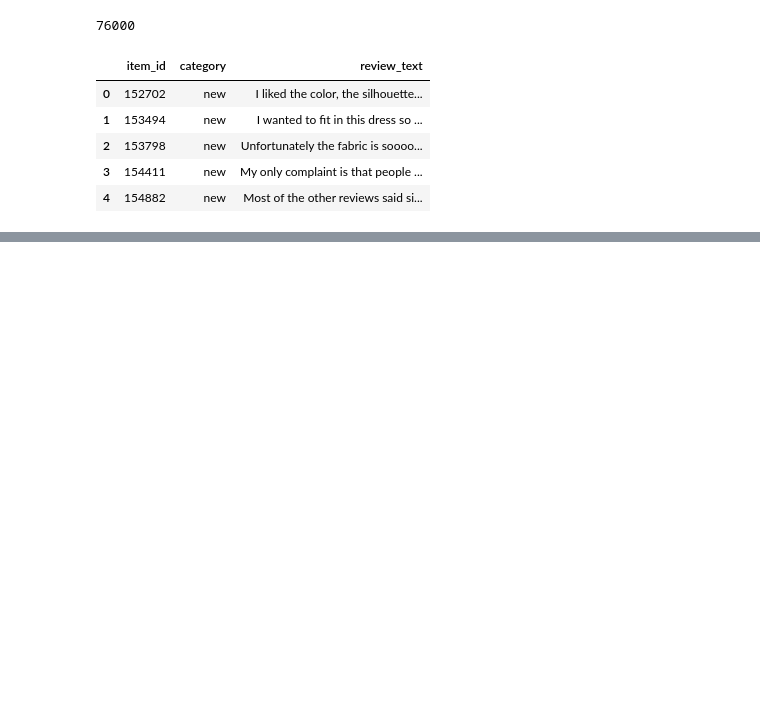
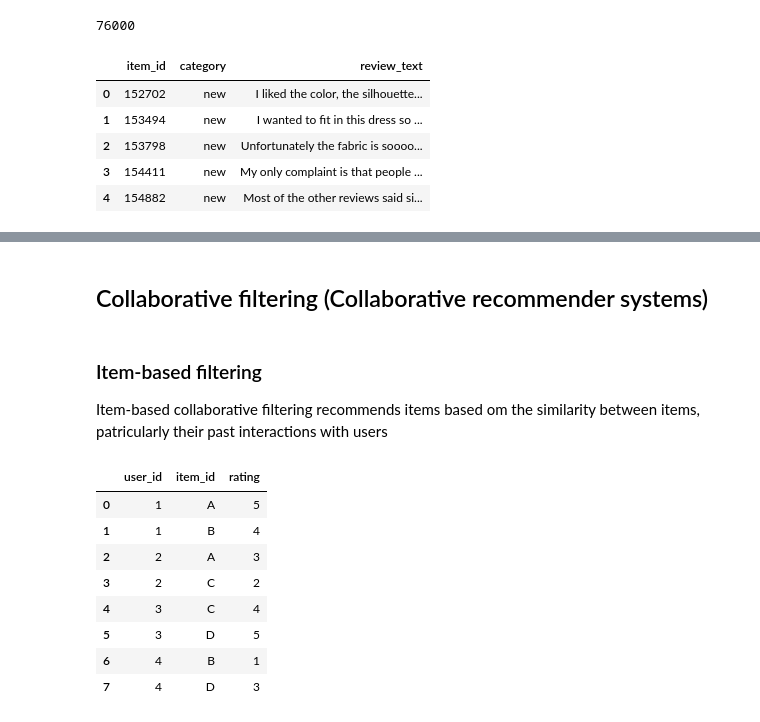
Before and after one commit to YuliiaChorna1/DataScience-10-Reccomender-systems, a Jupyter notebook: 10.1.1_extra_recsys_cloths_practice.ipynb, the cells around one changed output, grey strips where cells are left out. Saved outputs shown, nothing was run; the diff lists cells and outputs as text; code cells hidden in the pictures; blank space fills up the shorter version.

Commit message:
Content-based, Collaborative Item-based, User-based, Hybrid Filtering recommendations practice

```diff
--- a/10.1.1_extra_recsys_cloths_practice.ipynb
+++ b/10.1.1_extra_recsys_cloths_practice.ipynb
@@ -177,0 +328,24 @@ df_grouped.head()
+# %% [markdown]
+## Collaborative filtering (Collaborative recommender systems)
+# %% [markdown]
+### Item-based filtering
+
+Item-based collaborative filtering recommends items based om the similarity between items, patricularly their past interactions with users
+# %%
+# Sample dataset (user_id, item_id, rating)
+data = {"user_id": [1, 1, 2, 2, 3, 3, 4, 4],
+        "item_id": ["A", "B", "A", "C", "C", "D", "B", "D"],
+        "rating": [5, 4, 3, 2, 4, 5, 1, 3]}
+
+df_sample = pd.DataFrame(data)
+df_sample
+# %% [output]
+|  | user_id | item_id | rating |
+| 0 | 1 | A | 5 |
+| 1 | 1 | B | 4 |
+| 2 | 2 | A | 3 |
+| 3 | 2 | C | 2 |
+| 4 | 3 | C | 4 |
+| 5 | 3 | D | 5 |
+| 6 | 4 | B | 1 |
+| 7 | 4 | D | 3 |
```
Also changed, not shown: parts of 41 cells of this notebook.
